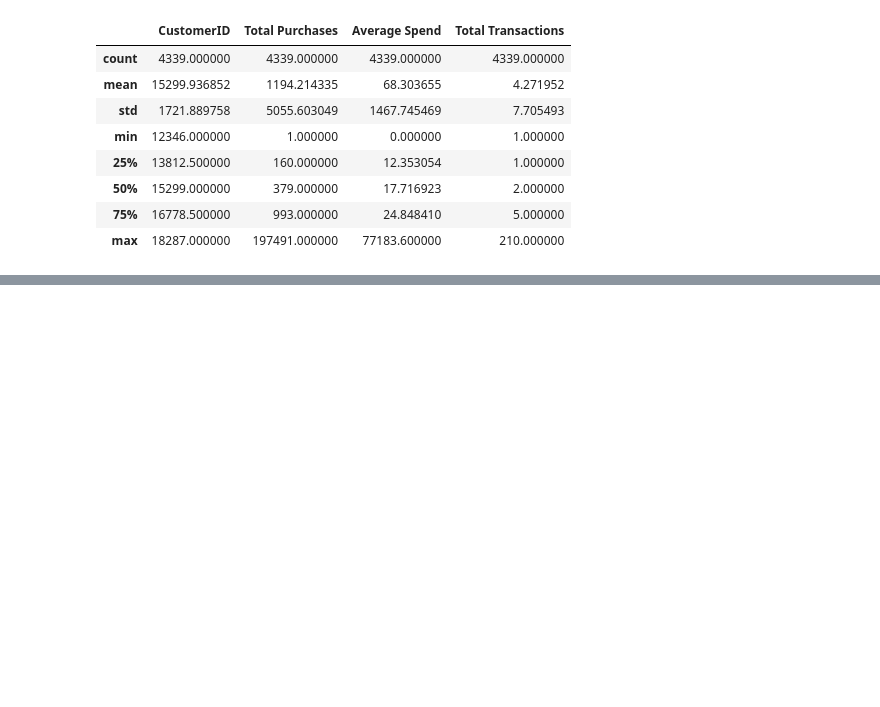
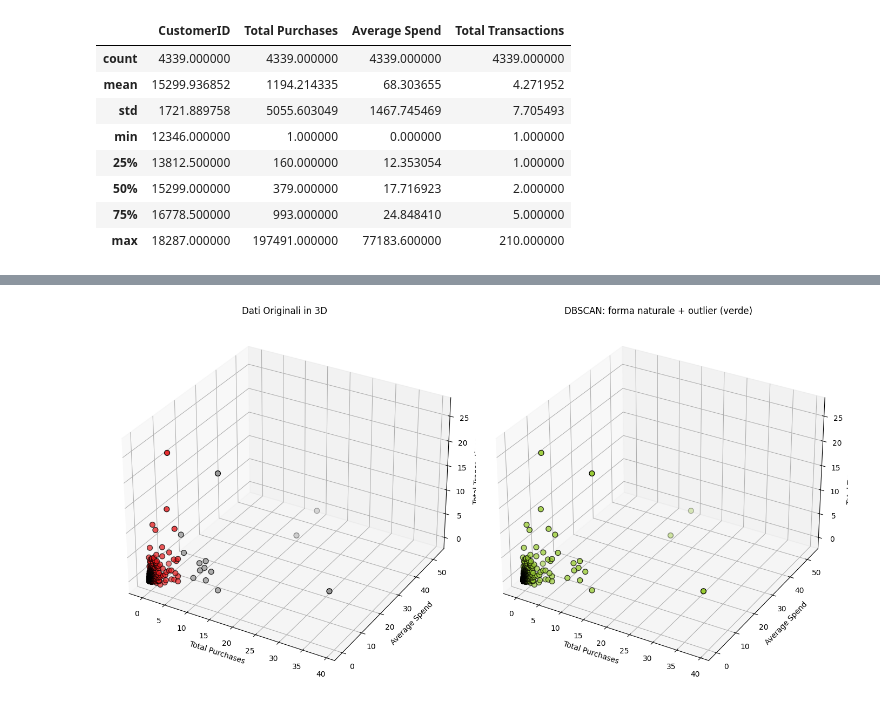
Before and after one commit to GabrieleTromboni/Progetto_18_Agosto_Gabriele_Daniele_Miriana, a Jupyter notebook: Progetto 20 Agosto/esercizio_clustering.ipynb, the cells around one changed output, grey strips where cells are left out. Saved outputs shown, nothing was run; the diff lists cells and outputs as text; code cells hidden in the pictures; blank space fills up the shorter version.

```diff
--- a/Progetto 20 Agosto/esercizio_clustering.ipynb
+++ b/Progetto 20 Agosto/esercizio_clustering.ipynb
@@ -108,0 +155,49 @@ X = scaler.fit_transform(X)
+# %%
+# KMeans
+kmeans = KMeans(n_clusters=2, random_state=42)
+labels = kmeans.fit_predict(X)
+customer_features["Clusters"] = labels
+
+# DBSCAN clustering (basato sulla densità, senza specificare k)
+dbscan = DBSCAN(eps=0.2, min_samples=5)
+dbscan_labels = dbscan.fit_predict(X)
+
+# Assegna colori ai cluster DBSCAN (grigio per outlier, colori per cluster)
+unique_labels = set(dbscan_labels)
+palette = sns.color_palette("Set2", len(unique_labels))
+color_map = {
+    label: palette[i] if label != -1 else (0.6, 0.8, 0.2)  # grigio per outlier
+    for i, label in enumerate(sorted(unique_labels))
+}
+colors_dbscan = [color_map[label] for label in dbscan_labels]
+
+# Visualizzazione: k-Means vs DBSCAN IN 3D con Axes3D
+# Creazione visualizzazione 3D dei clusters derivanti avendo tre features per ogni CustomerID
+from mpl_toolkits.mplot3d import Axes3D
+
+fig = plt.figure(figsize=(14, 10))
+
+# Plot originale in 3D
+ax1 = fig.add_subplot(1, 2, 1, projection='3d')
+
+# KMeans
+kmeans3d = ax1.scatter(X_scaled[:, 0], X_scaled[:, 1], X_scaled[:, 2], c=customer_features["Clusters"], cmap='Set1', s=50, edgecolor='k')
+ax1.set_title("Dati Originali in 3D")
+ax1.set_xlabel("Total Purchases")
+ax1.set_ylabel("Average Spend")
+ax1.set_zlabel("Total Transactions")
+ax1.grid(True)
+
+# DBSCAN
+ax2 = fig.add_subplot(1, 2, 2, projection='3d')
+dbscan3d = ax2.scatter(X_scaled[:, 0], X_scaled[:, 1], X_scaled[:, 2], c=colors_dbscan, cmap='Set1', s=50, edgecolor='k')
+ax2.set_title("DBSCAN: forma naturale + outlier (verde)")
+ax2.set_xlabel("Total Purchases")
+ax2.set_ylabel("Average Spend")
+ax2.set_zlabel("Total Transactions")
+ax2.grid(True)
+
+plt.tight_layout()
+plt.show()
+# %% [output]
+[figure, added]
```
Also changed, not shown: parts of 4 cells of this notebook.
